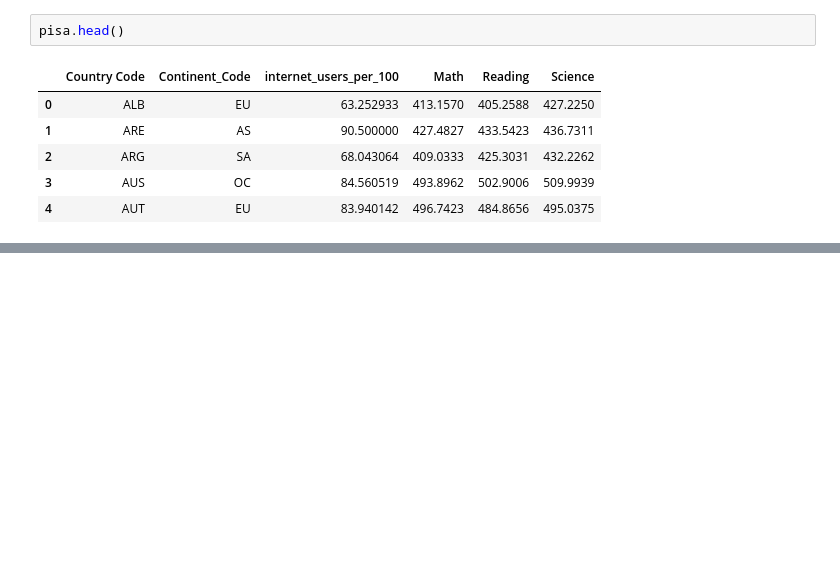
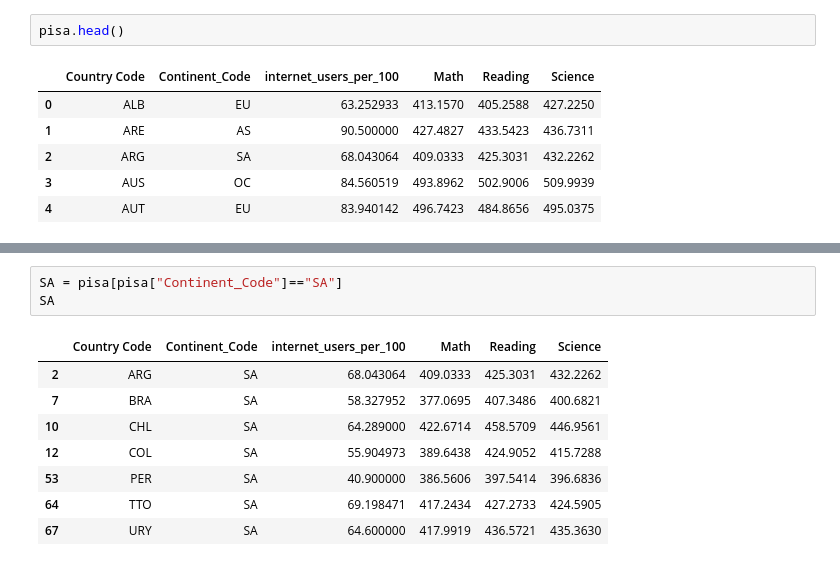
Before and after one commit to Ertugrul-Kurubal/Statistics-With-Python, a Jupyter notebook: Statistics Assignment-4 (Hypothesis Testing).ipynb, the cells around one changed output, grey strips where cells are left out. Cells and saved outputs as stored; diff of their text form; blank space fills up the shorter version.

```diff
--- a/Statistics Assignment-4 (Hypothesis Testing).ipynb
+++ b/Statistics Assignment-4 (Hypothesis Testing).ipynb
@@ -133,0 +201,12 @@ pisa.head()
+# %%
+SA = pisa[pisa["Continent_Code"]=="SA"]
+SA
+# %% [output]
+|  | Country Code | Continent_Code | internet_users_per_100 | Math | Reading | Science |
+| 2 | ARG | SA | 68.043064 | 409.0333 | 425.3031 | 432.2262 |
+| 7 | BRA | SA | 58.327952 | 377.0695 | 407.3486 | 400.6821 |
+| 10 | CHL | SA | 64.289000 | 422.6714 | 458.5709 | 446.9561 |
+| 12 | COL | SA | 55.904973 | 389.6438 | 424.9052 | 415.7288 |
+| 53 | PER | SA | 40.900000 | 386.5606 | 397.5414 | 396.6836 |
+| 64 | TTO | SA | 69.198471 | 417.2434 | 427.2733 | 424.5905 |
+| 67 | URY | SA | 64.600000 | 417.9919 | 436.5721 | 435.3630 |
```
Also changed, not shown: parts of 5 cells of this notebook.
